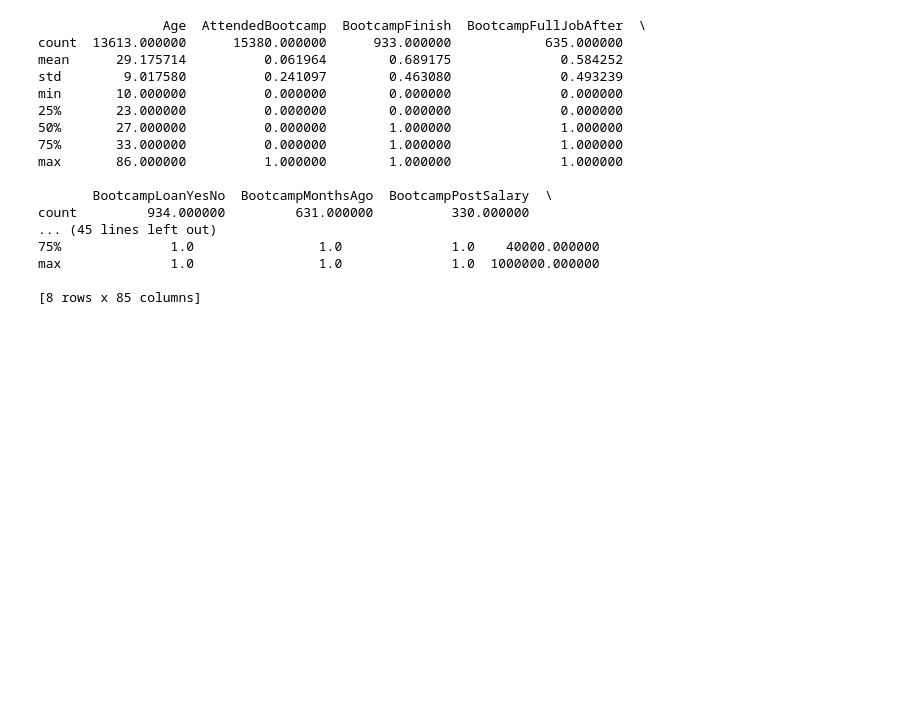
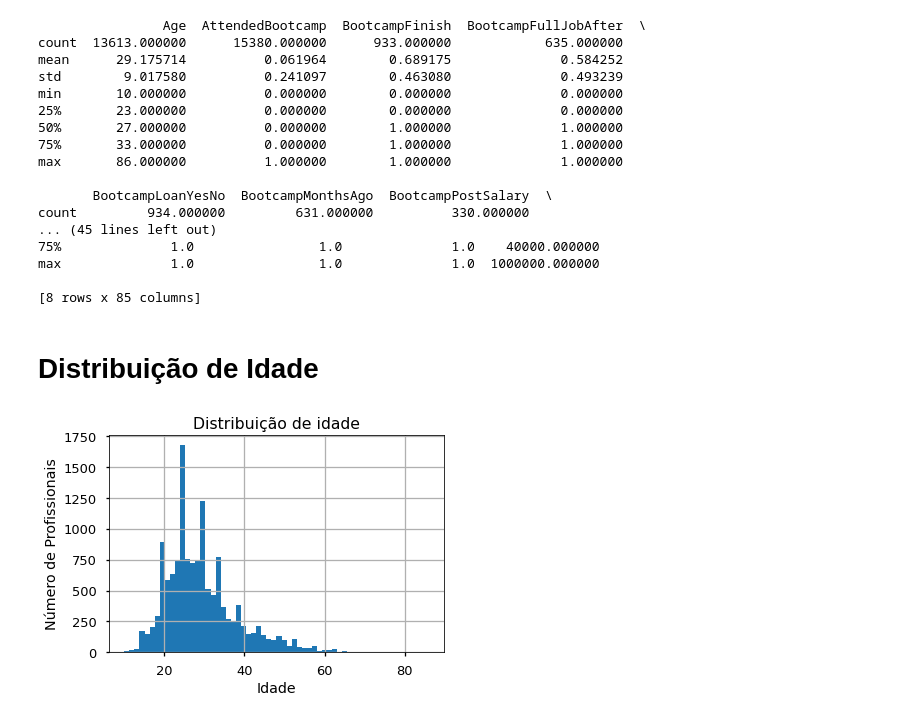
Before and after one commit to leonardodamata/Python_Analise_Dados, a Jupyter notebook: Analise_Exploratoria_Dados.ipynb, the cells around one changed output. Cells and saved outputs as stored; diff of their text form; code cells hidden in the pictures; blank space fills up the shorter version.

```diff
--- a/Analise_Exploratoria_Dados.ipynb
+++ b/Analise_Exploratoria_Dados.ipynb
@@ -77,0 +76,15 @@ max              1.0                1.0              1.0  1000000.000000
+# %% [markdown]
+# Distribuição de Idade
+# %%
+# A maiora dos profissionais que trabalham como programadores de
+# software estão na faixa de idade entre 20 e 30 anos, sendo 25 anos
+# a idade mais frequente.
+
+# Gerando um histograma
+df.Age.hist(bins = 60)
+plt.xlabel("Idade")
+plt.ylabel("Número de Profissionais")
+plt.title("Distribuição de idade")
+plt.show()
+# %% [output]
+[figure, added]
```
Also changed, not shown: parts of 4 cells of this notebook, 1 other file.
